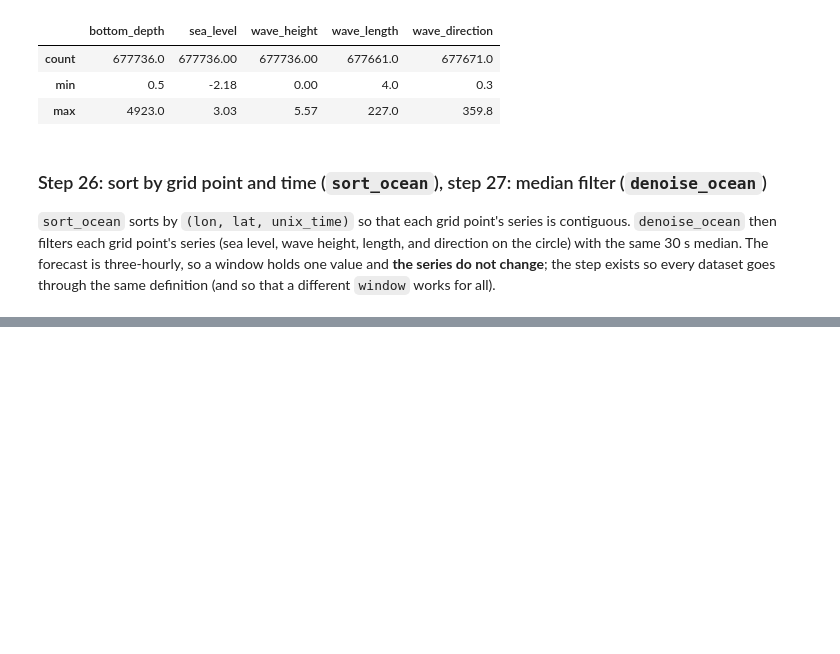
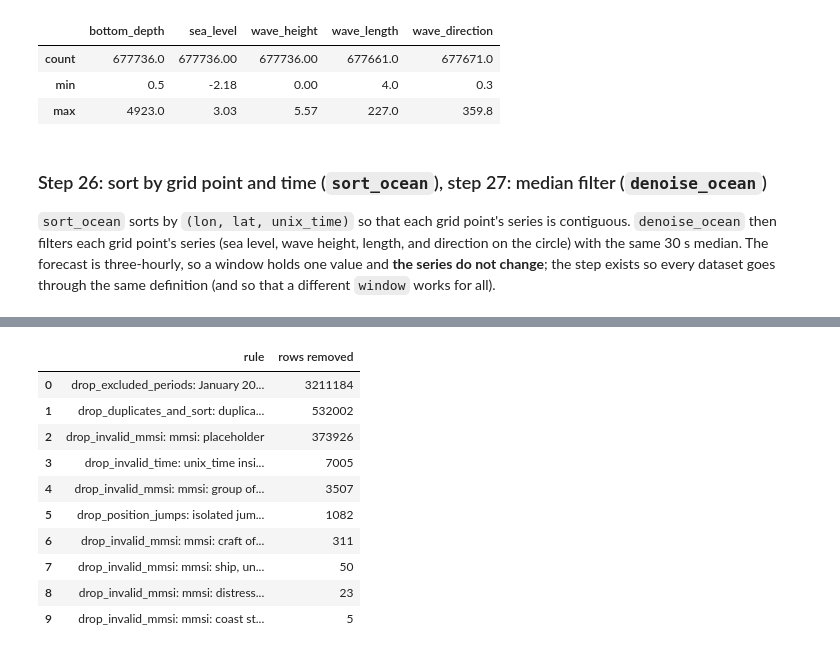
Before and after one commit to smehri/CATraj, a Jupyter notebook: notebooks/01_preprocessing.ipynb, the cells around one changed output, grey strips where cells are left out. Saved outputs shown, nothing was run; the diff lists cells and outputs as text; code cells hidden in the pictures; blank space fills up the shorter version.

```diff
--- a/notebooks/01_preprocessing.ipynb
+++ b/notebooks/01_preprocessing.ipynb
@@ -1757,0 +1922,22 @@ AIS: 237,318 positions, 565 vessels, 2015-11-09 00:00:00 to 2015-11-10 23:59:59
+# %%
+if full is not None:
+    a = full[(full.family == "AIS") & (full.rows_dropped > 0) & ~full.rule.str.endswith("kept")]   # "ship station kept" repeats the classes' total
+    drops = a.groupby(["step", "rule"], sort=False).rows_dropped.sum().reset_index()
+    drops["rule"] = (drops.step + ": " + drops.rule).str.slice(0, 70)
+    drops = drops.sort_values("rows_dropped")
+    display(drops.rename(columns={"rows_dropped": "rows removed"})[["rule", "rows removed"]].iloc[::-1].reset_index(drop=True))
+    display(drops.hvplot.barh(x="rule", y="rows_dropped", logx=True, color="#d62728", width=900, height=60 + 26 * len(drops),
+                              xlabel="", ylabel="rows removed (log scale)", ylim=(1, None), title=f"{spec.title}: AIS rows removed per rule",
+                              hover_cols=["rows_dropped"]))
+# %% [output]
+|  | rule | rows removed |
+| 0 | drop_excluded_periods: January 20... | 3211184 |
+| 1 | drop_duplicates_and_sort: duplica... | 532002 |
+| 2 | drop_invalid_mmsi: mmsi: placeholder | 373926 |
+| 3 | drop_invalid_time: unix_time insi... | 7005 |
+| 4 | drop_invalid_mmsi: mmsi: group of... | 3507 |
+| 5 | drop_position_jumps: isolated jum... | 1082 |
+| 6 | drop_invalid_mmsi: mmsi: craft of... | 311 |
+| 7 | drop_invalid_mmsi: mmsi: ship, un... | 50 |
+| 8 | drop_invalid_mmsi: mmsi: distress... | 23 |
+| 9 | drop_invalid_mmsi: mmsi: coast st... | 5 |
```
Also changed, not shown: parts of 132 cells of this notebook, 2 other files.
